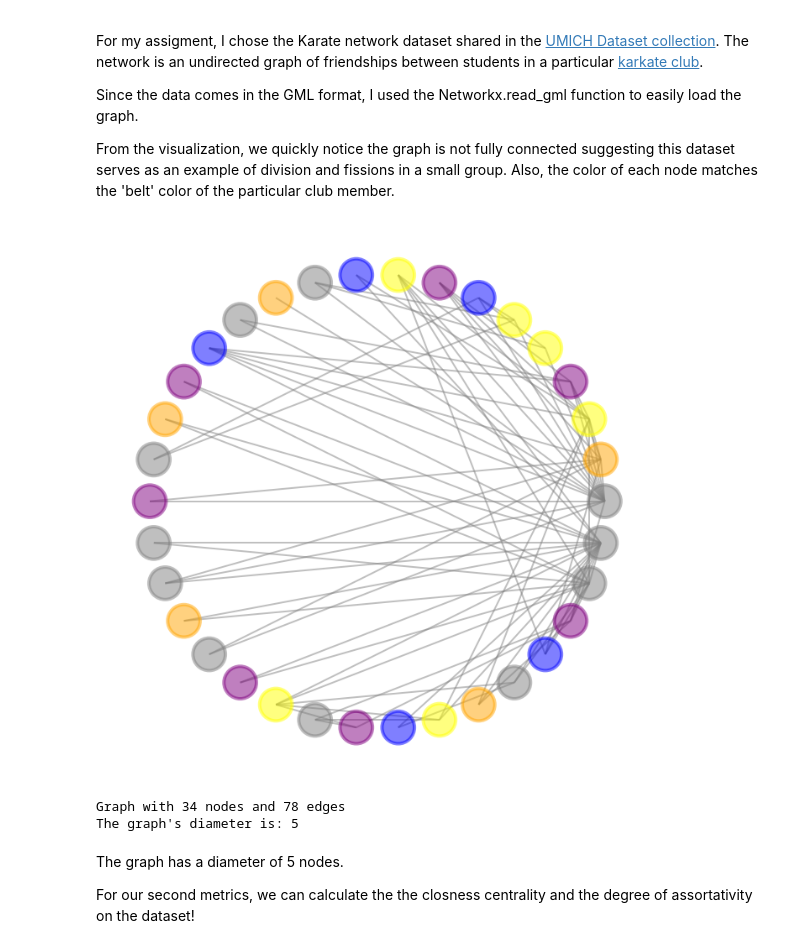
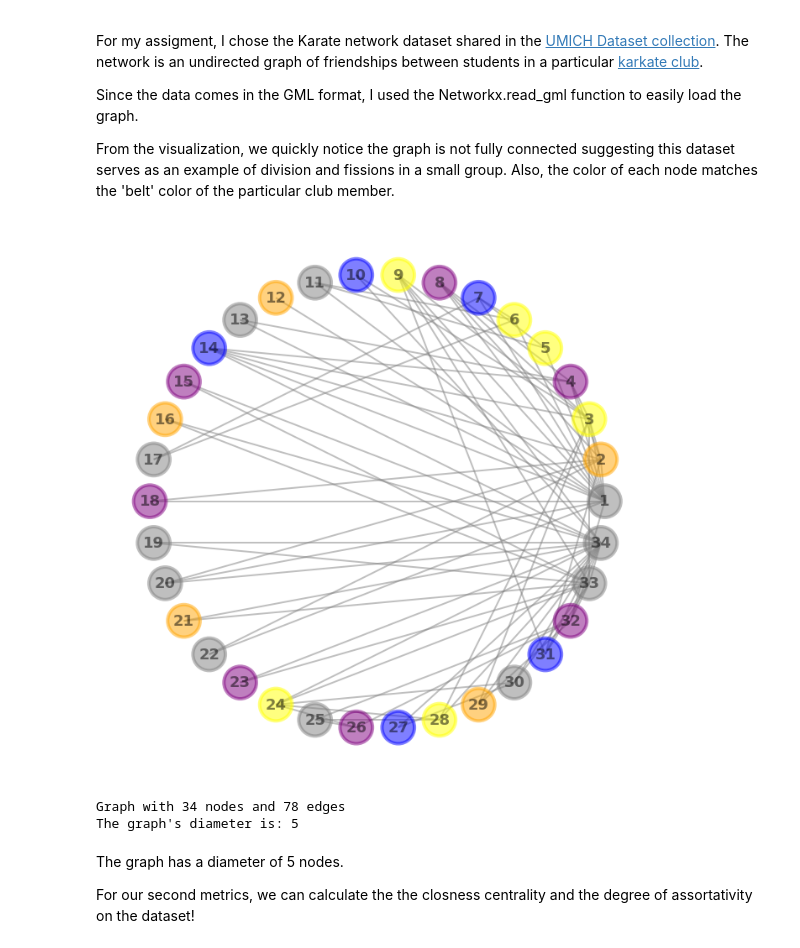
Before and after one commit to Vy4thewin/Data620_TeamVAC, a Jupyter notebook: Data620_Homework3.ipynb, the cells around one changed output. Saved outputs shown, nothing was run; the diff lists cells and outputs as text; code cells hidden in the pictures.

Commit message:
Added labels to the display

```diff
--- a/Data620_Homework3.ipynb
+++ b/Data620_Homework3.ipynb
@@ -26,35 +26,38 @@ pos = nx.circular_layout(data, scale=1)
 # Use the belt colors for the node colors
 colors_dict = nx.get_node_attributes(data, 'belt')
 colors = list(colors_dict.values())
 
 # Retrieving genders of each member
 genders = list(nx.get_node_attributes(data, 'gender').values())
 
 # Check if the network is fully connected
 nx.is_connected(data)
 
 # Let's create the network graph plot!
 nx.draw(data,
         pos=pos,
-        with_labels=False,
+        font_size=18,
+        font_weight="bold",
+        font_color="black",
+        with_labels=True,
         node_size=1500,
         node_color=colors,
         edge_color="grey",
         node_shape="o",
         alpha=0.5,
         linewidths=4,
         width=2)
 
 
 
 plt.show()
 print('Graph with {0} nodes and {1} edges'.format(nx.number_of_nodes(data), nx.number_of_edges(data)))
 
 
 # use networkx to find the network's diameter
 print('The graph\'s diameter is: {0}'.format(nx.diameter(data)))
 # %% [output]
-[figure, old version]
+[figure, new version]
 Graph with 34 nodes and 78 edges
 The graph's diameter is: 5
 # %% [markdown]
```
Also changed, not shown: parts of 1 cell of this notebook.
